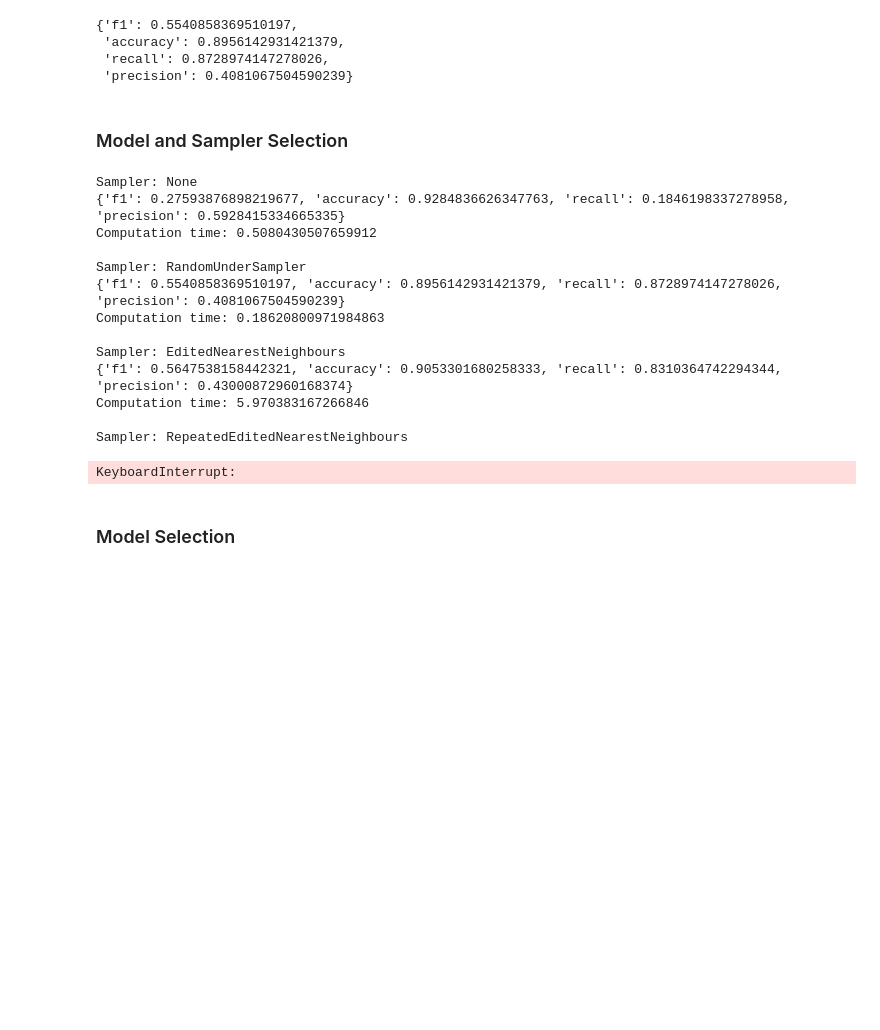
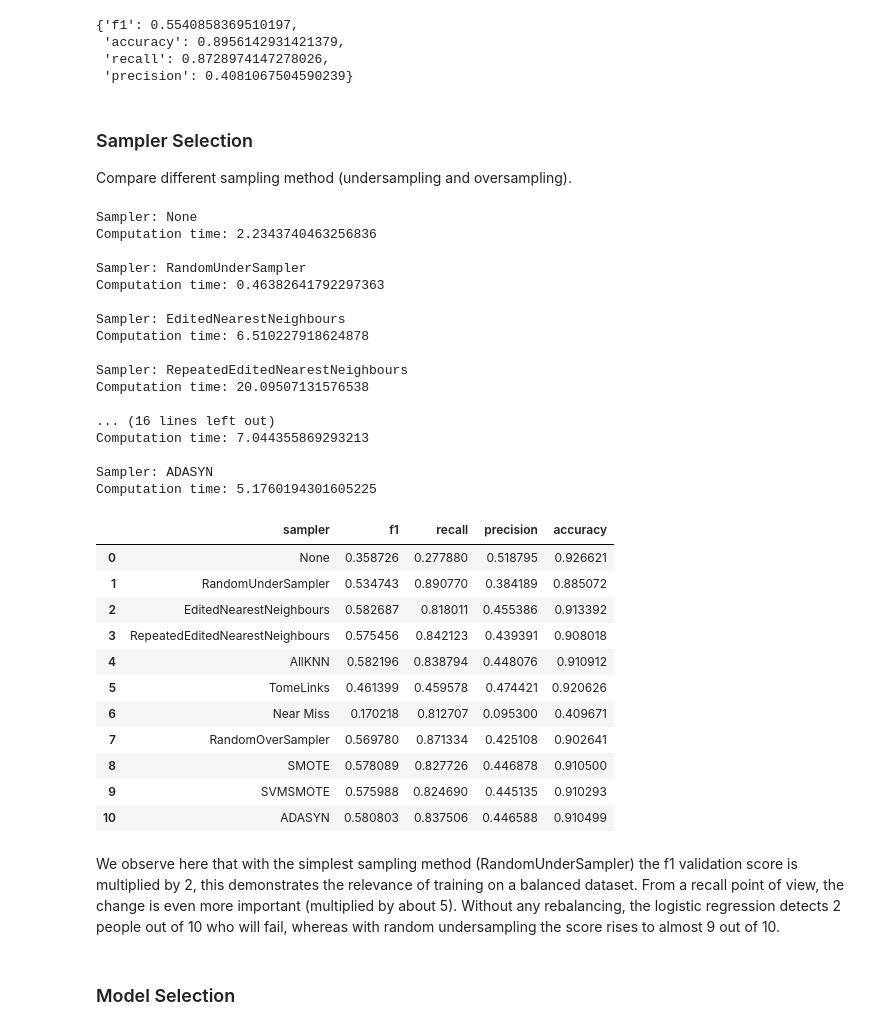
Before and after one commit to victoRambaud/credit_prediction, a Jupyter notebook: credit_prediction.ipynb, the cells around one changed output. Saved outputs shown, nothing was run; the diff lists cells and outputs as text; code cells hidden in the pictures; blank space fills up the shorter version.

Commit message:
edit scores logging

```diff
--- a/credit_prediction.ipynb
+++ b/credit_prediction.ipynb
@@ -302,8 +302,10 @@ pipeline(model, sampler = sampler)
  'accuracy': 0.8956142931421379,
  'recall': 0.8728974147278026,
  'precision': 0.4081067504590239}
-# %% [markdown]
-### Model and Sampler Selection
+# %% [markdown]
+### Sampler Selection
+
+Compare different sampling method (undersampling and oversampling).
 # %%
 samplers = [
     ('None', None),
@@ -320,30 +322,59 @@ samplers = [
     ('ADASYN', ADASYN())
 ]
 # %%
-model = LogisticRegression(random_state=0)
+# model = LogisticRegression(random_state=0)
+
+model = XGBClassifier()
+
+column_names = ["sampler", "f1", "recall", "precision", "accuracy"]
+scores = pd.DataFrame(columns = column_names)
 
 for sampler_name, sampler in samplers:
     t1 = time.time()
     print(f"Sampler: {sampler_name}")
-    print(pipeline(model, sampler = sampler))
+    results = pipeline(model, sampler = sampler)
+    score_dict = {
+        "sampler": sampler_name
+    }
+    score_dict.update(results)
+    scores = scores.append(score_dict, ignore_index=True)
     t2 = time.time()
     print(f"Computation time: {t2 - t1}")
     print()
+
+scores
 # %% [output]
 Sampler: None
-{'f1': 0.27593876898219677, 'accuracy': 0.9284836626347763, 'recall': 0.1846198337278958, 'precision': 0.5928415334665335}
-Computation time: 0.5080430507659912
+Computation time: 2.2343740463256836
 
 Sampler: RandomUnderSampler
-{'f1': 0.5540858369510197, 'accuracy': 0.8956142931421379, 'recall': 0.8728974147278026, 'precision': 0.4081067504590239}
-Computation time: 0.18620800971984863
+Computation time: 0.46382641792297363
 
 Sampler: EditedNearestNeighbours
-{'f1': 0.5647538158442321, 'accuracy': 0.9053301680258333, 'recall': 0.8310364742294344, 'precision': 0.43000872960168374}
-Computation time: 5.970383167266846
+Computation time: 6.510227918624878
 
 Sampler: RepeatedEditedNearestNeighbours
+Computation time: 20.09507131576538
+
+... (16 lines left out)
+Computation time: 7.044355869293213
+
+Sampler: ADASYN
+Computation time: 5.1760194301605225
-KeyboardInterrupt:
+|  | sampler | f1 | recall | precision | accuracy |
+| 0 | None | 0.358726 | 0.277880 | 0.518795 | 0.926621 |
+| 1 | RandomUnderSampler | 0.534743 | 0.890770 | 0.384189 | 0.885072 |
+| 2 | EditedNearestNeighbours | 0.582687 | 0.818011 | 0.455386 | 0.913392 |
+| 3 | RepeatedEditedNearestNeighbours | 0.575456 | 0.842123 | 0.439391 | 0.908018 |
+| 4 | AllKNN | 0.582196 | 0.838794 | 0.448076 | 0.910912 |
+| 5 | TomeLinks | 0.461399 | 0.459578 | 0.474421 | 0.920626 |
+| 6 | Near Miss | 0.170218 | 0.812707 | 0.095300 | 0.409671 |
+| 7 | RandomOverSampler | 0.569780 | 0.871334 | 0.425108 | 0.902641 |
+| 8 | SMOTE | 0.578089 | 0.827726 | 0.446878 | 0.910500 |
+| 9 | SVMSMOTE | 0.575988 | 0.824690 | 0.445135 | 0.910293 |
+| 10 | ADASYN | 0.580803 | 0.837506 | 0.446588 | 0.910499 |
+# %% [markdown]
+We observe here that with the simplest sampling method (RandomUnderSampler) the f1 validation score is multiplied by 2, this demonstrates the relevance of training on a balanced dataset. From a recall point of view, the change is even more important (multiplied by about 5). Without any rebalancing, the logistic regression detects 2 people out of 10 who will fail, whereas with random undersampling the score rises to almost 9 out of 10.
 # %% [markdown]
 ### Model Selection
 # %%
```
Also changed, not shown: parts of 3 cells of this notebook.
